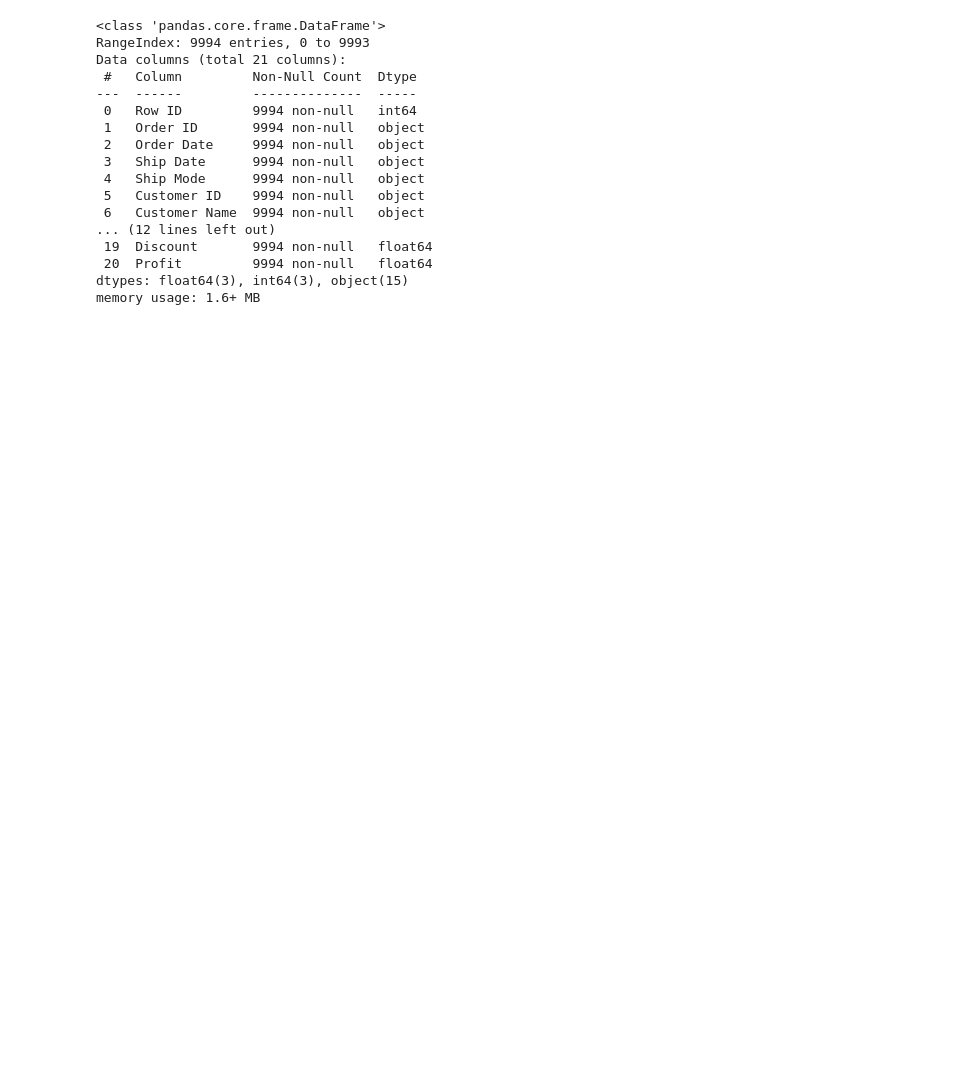
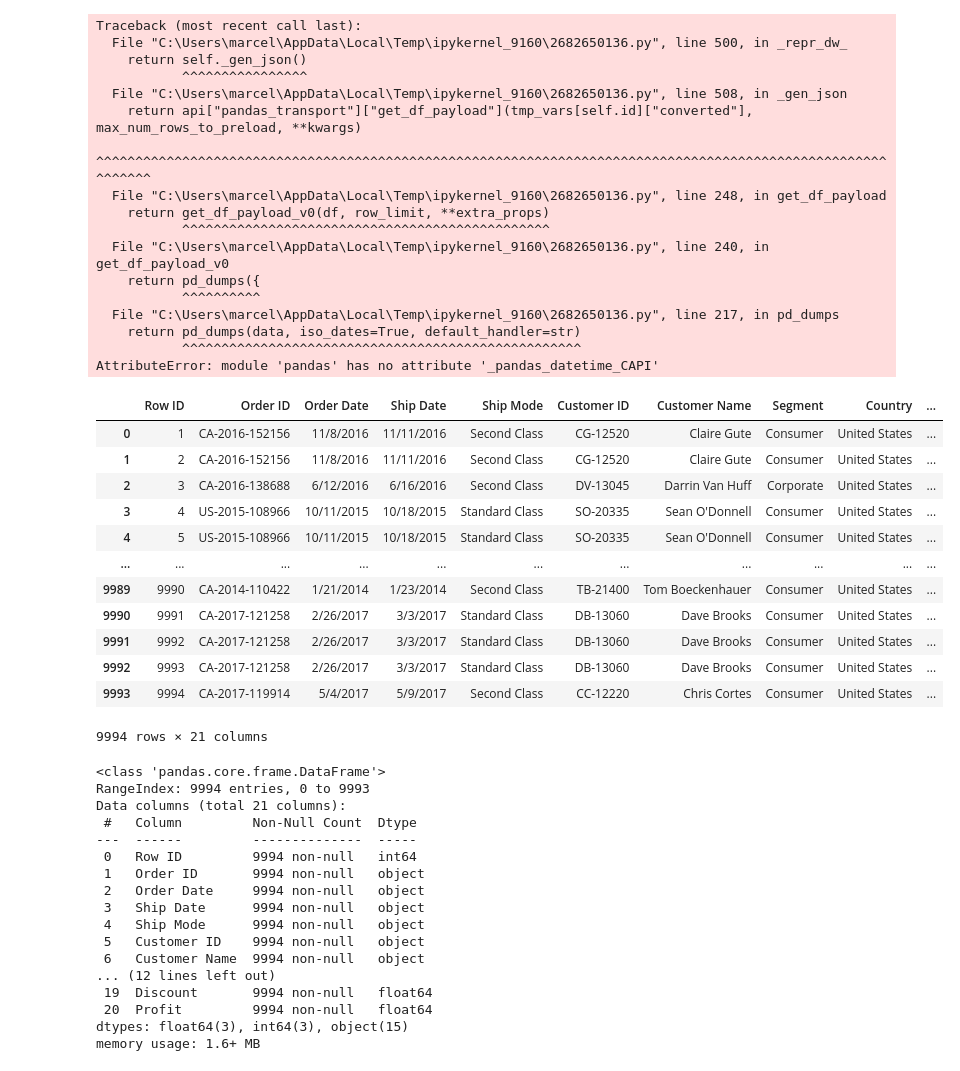
Before and after one commit to MarcelNazare/Superstore-Sales-Project, a Jupyter notebook: python/notebooks/main.ipynb, the cells around one changed output. Saved outputs shown, nothing was run; the diff lists cells and outputs as text; code cells hidden in the pictures; blank space fills up the shorter version.

```diff
--- a/python/notebooks/main.ipynb
+++ b/python/notebooks/main.ipynb
@@ -1,9 +1,42 @@
 # %%
 # importing Pandas
 import pandas as pd
 
+
 # Loading dataset with specified encoding
-df = pd.read_csv("C:\\Users\\marcel\\Documents\\Data Analysis Projects\\Superstore Sales Dataset\\data\\raw\\Superstore.csv", encoding='latin1')
+df = pd.read_csv("C:\\Users\\marcel\\Documents\\Data Analysis Projects\\Superstore Sales Project\\data\\raw\\Superstore.csv", encoding='latin1')
+df
+# %% [output]
+Traceback (most recent call last):
+  File "C:\Users\marcel\AppData\Local\Temp\ipykernel_9160\2682650136.py", line 500, in _repr_dw_
+    return self._gen_json()
+           ^^^^^^^^^^^^^^^^
+  File "C:\Users\marcel\AppData\Local\Temp\ipykernel_9160\2682650136.py", line 508, in _gen_json
+    return api["pandas_transport"]["get_df_payload"](tmp_vars[self.id]["converted"], max_num_rows_to_preload, **kwargs)
+           ^^^^^^^^^^^^^^^^^^^^^^^^^^^^^^^^^^^^^^^^^^^^^^^^^^^^^^^^^^^^^^^^^^^^^^^^^^^^^^^^^^^^^^^^^^^^^^^^^^^^^^^^^^^^
+  File "C:\Users\marcel\AppData\Local\Temp\ipykernel_9160\2682650136.py", line 248, in get_df_payload
+    return get_df_payload_v0(df, row_limit, **extra_props)
+           ^^^^^^^^^^^^^^^^^^^^^^^^^^^^^^^^^^^^^^^^^^^^^^^
+  File "C:\Users\marcel\AppData\Local\Temp\ipykernel_9160\2682650136.py", line 240, in get_df_payload_v0
+    return pd_dumps({
+           ^^^^^^^^^^
+  File "C:\Users\marcel\AppData\Local\Temp\ipykernel_9160\2682650136.py", line 217, in pd_dumps
+    return pd_dumps(data, iso_dates=True, default_handler=str)
+           ^^^^^^^^^^^^^^^^^^^^^^^^^^^^^^^^^^^^^^^^^^^^^^^^^^^
+AttributeError: module 'pandas' has no attribute '_pandas_datetime_CAPI'
+|  | Row ID | Order ID | Order Date | Ship Date | Ship Mode | Customer ID | Customer Name | Segment | Country | ... |
+| 0 | 1 | CA-2016-152156 | 11/8/2016 | 11/11/2016 | Second Class | CG-12520 | Claire Gute | Consumer | United States | ... |
+| 1 | 2 | CA-2016-152156 | 11/8/2016 | 11/11/2016 | Second Class | CG-12520 | Claire Gute | Consumer | United States | ... |
+| 2 | 3 | CA-2016-138688 | 6/12/2016 | 6/16/2016 | Second Class | DV-13045 | Darrin Van Huff | Corporate | United States | ... |
+| 3 | 4 | US-2015-108966 | 10/11/2015 | 10/18/2015 | Standard Class | SO-20335 | Sean O'Donnell | Consumer | United States | ... |
+| 4 | 5 | US-2015-108966 | 10/11/2015 | 10/18/2015 | Standard Class | SO-20335 | Sean O'Donnell | Consumer | United States | ... |
+| ... | ... | ... | ... | ... | ... | ... | ... | ... | ... | ... |
+| 9989 | 9990 | CA-2014-110422 | 1/21/2014 | 1/23/2014 | Second Class | TB-21400 | Tom Boeckenhauer | Consumer | United States | ... |
+| 9990 | 9991 | CA-2017-121258 | 2/26/2017 | 3/3/2017 | Standard Class | DB-13060 | Dave Brooks | Consumer | United States | ... |
+| 9991 | 9992 | CA-2017-121258 | 2/26/2017 | 3/3/2017 | Standard Class | DB-13060 | Dave Brooks | Consumer | United States | ... |
+| 9992 | 9993 | CA-2017-121258 | 2/26/2017 | 3/3/2017 | Standard Class | DB-13060 | Dave Brooks | Consumer | United States | ... |
+| 9993 | 9994 | CA-2017-119914 | 5/4/2017 | 5/9/2017 | Second Class | CC-12220 | Chris Cortes | Consumer | United States | ... |
+9994 rows × 21 columns
 # %%
 # General overview of the dataset
 df.info()
```
Also changed, not shown: parts of 10 cells of this notebook, 1 other file.
